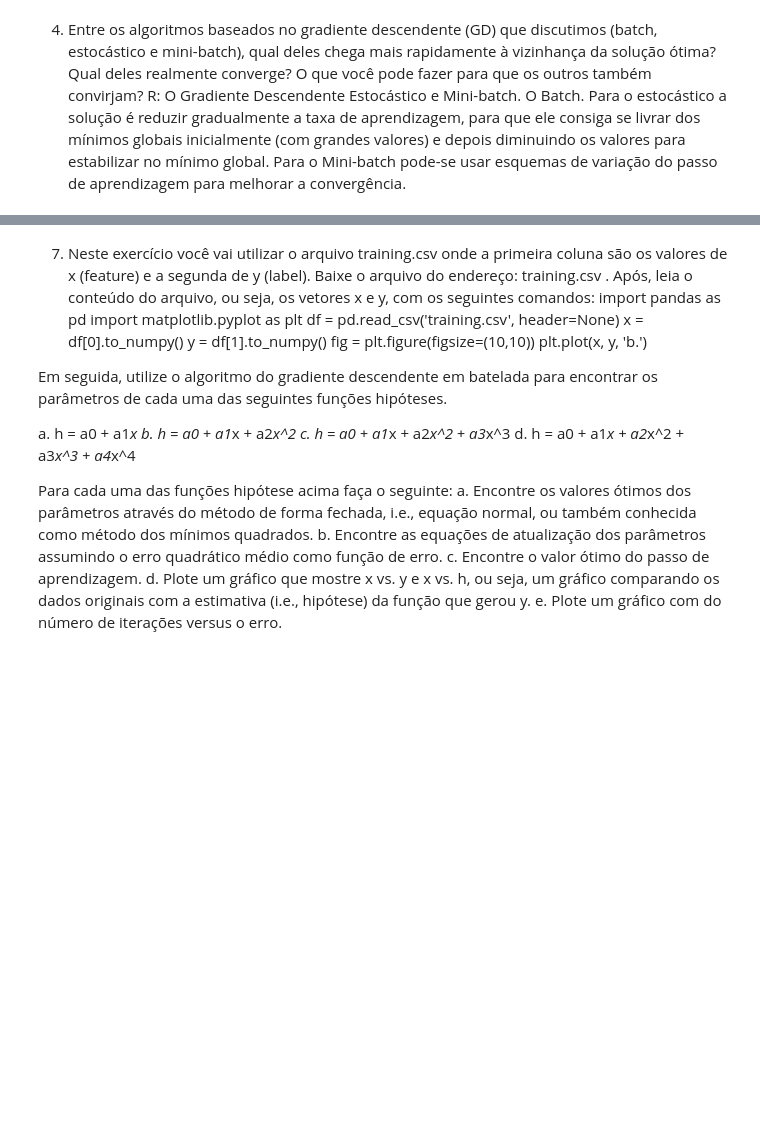
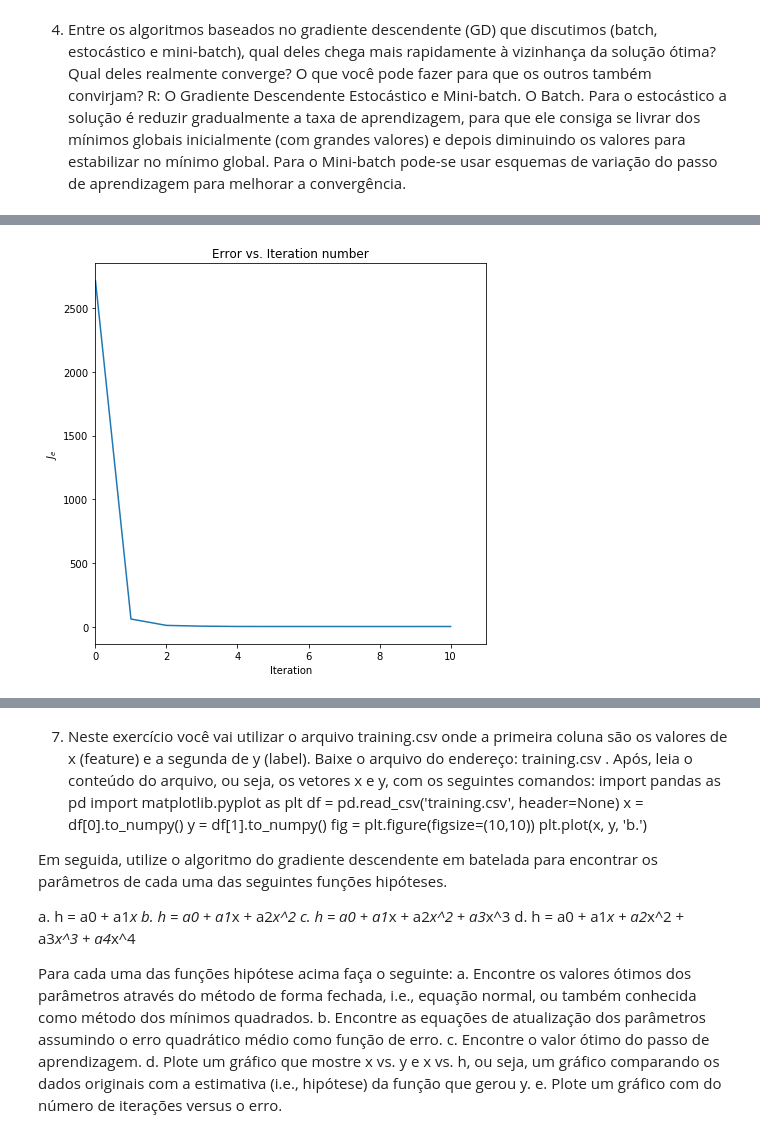
Before and after one commit to karlapereira/Karla-844-TP555, a Jupyter notebook: lista2/lista2.ipynb, the cells around one changed output, grey strips where cells are left out. Drawn from its saved outputs; the diff is of its cells as text; code cells hidden in the pictures; blank space fills up the shorter version.

```diff
--- a/lista2/lista2.ipynb
+++ b/lista2/lista2.ipynb
@@ -367,0 +151,100 @@ f. Baseando-se nos gráficos do item anterior, a que conclusões vocês podem ch
+# %%
+import numpy as np
+import matplotlib.pyplot as plt
+from mpl_toolkits.mplot3d import Axes3D
+from matplotlib import cm
+import random
+
+%matplotlib inline
+
+M = 1000
+
+# semente
+np.random.seed(20200413)
+
+x1 = np.random.randn(M, 1)
+x2 = np.random.randn(M, 1)
+
+y = 2*x1 + 2*x2 + np.random.randn(M, 1)
+
+# Concatenate both column vectors, x1 and x2
+X = np.c_[x1, x2]
+
+# Closed-form solution.
+a_opt = np.linalg.pinv(np.transpose(X).dot(X)).dot(np.transpose(X).dot(y))
+yhat = a_opt[0, 0]*x1 + a_opt[1, 0]*x2
+Joptimum = (1/M)*np.sum(np.power((y - yhat), 2) )
+
+# Generate values for parameters.
+N = 200
+a1 = np.linspace(-12.0, 14.0, N)
+a2 = np.linspace(-12.0, 14.0, N)
+
+A1, A2 = np.meshgrid(a1, a2)
+
+# Generate points for plotting the cost-function surface
+J = np.zeros((N,N))
+for iter1 in range(0, N):
+    for iter2 in range(0, N):
+        yhat = A1[iter1][iter2]*x1 + A2[iter1][iter2]*x2
+        J[iter1][iter2] = (1/M)*np.sum( np.square(y - yhat))
+
+# Number of epochs
+n_epochs = 1
+# Constant learning rate
+alpha = 0.3
+
+# Mini-batch size.
+minibatch_size = 100
+
+# Random initialization of parameters
+a = np.random.randn(2,1)
+a[0] = -10
+a[1] = -10
+
+# Create vector for parameter history
+a_hist = np.zeros((2, n_epochs*M+1))
+# Initialize history vector.
+a_hist[0, 0] = a[0]
+a_hist[1, 0] = a[1]
+
+# Create vector to store eta history
+alpha_hist = np.zeros((n_epochs*M))
+
+# Create array for storing error values
+Jgd = np.zeros(n_epochs*M+1)
+
+Jgd[0] = (1/minibatch_size)*sum(np.power(y - X.dot(a), 2))
+
+grad_hist = np.zeros((2, n_epochs*M))
+
+inc = 0
+for epoch in range(n_epochs):
+    shuffled_indices = np.random.permutation(M)
+    X_b_shuffled = X[shuffled_indices]
+    y_shuffled = y[shuffled_indices]
+    for i in range(0, M, minibatch_size):
+        xi = X_b_shuffled[i:i+minibatch_size]
+        yi = y_shuffled[i:i+minibatch_size]
+        gradients = -2/minibatch_size * xi.T.dot(yi - xi.dot(a))
+        grad_hist[0, epoch*M+inc] = gradients[0]
+        grad_hist[1, epoch*M+inc] = gradients[1]
+        a = a - alpha * gradients
+        a_hist[0, epoch*M+inc+1] = a[0]
+        a_hist[1, epoch*M+inc+1] = a[1]
+        Jgd[epoch*M+inc+1] = (1/M)*sum(np.power( (y - X.dot(a)) , 2))
+        inc = inc + 1
+
+fig = plt.figure(figsize=(7,7))
+
+plt.plot(np.arange(0, inc+1), Jgd[0:inc+1])
+plt.xlim((0, inc+1))
+plt.xlabel('Iteration')
+plt.ylabel('$J_e$')
+plt.title('Error vs. Iteration number')
+plt.show()
+
+print('a0: %1.4f' % (a_opt[0][0]))
+print('a1: %1.4f' % (a_opt[1][0]))
+# %% [output]
+[figure, added]
```
Also changed, not shown: parts of 26 cells of this notebook, 1 other file.
